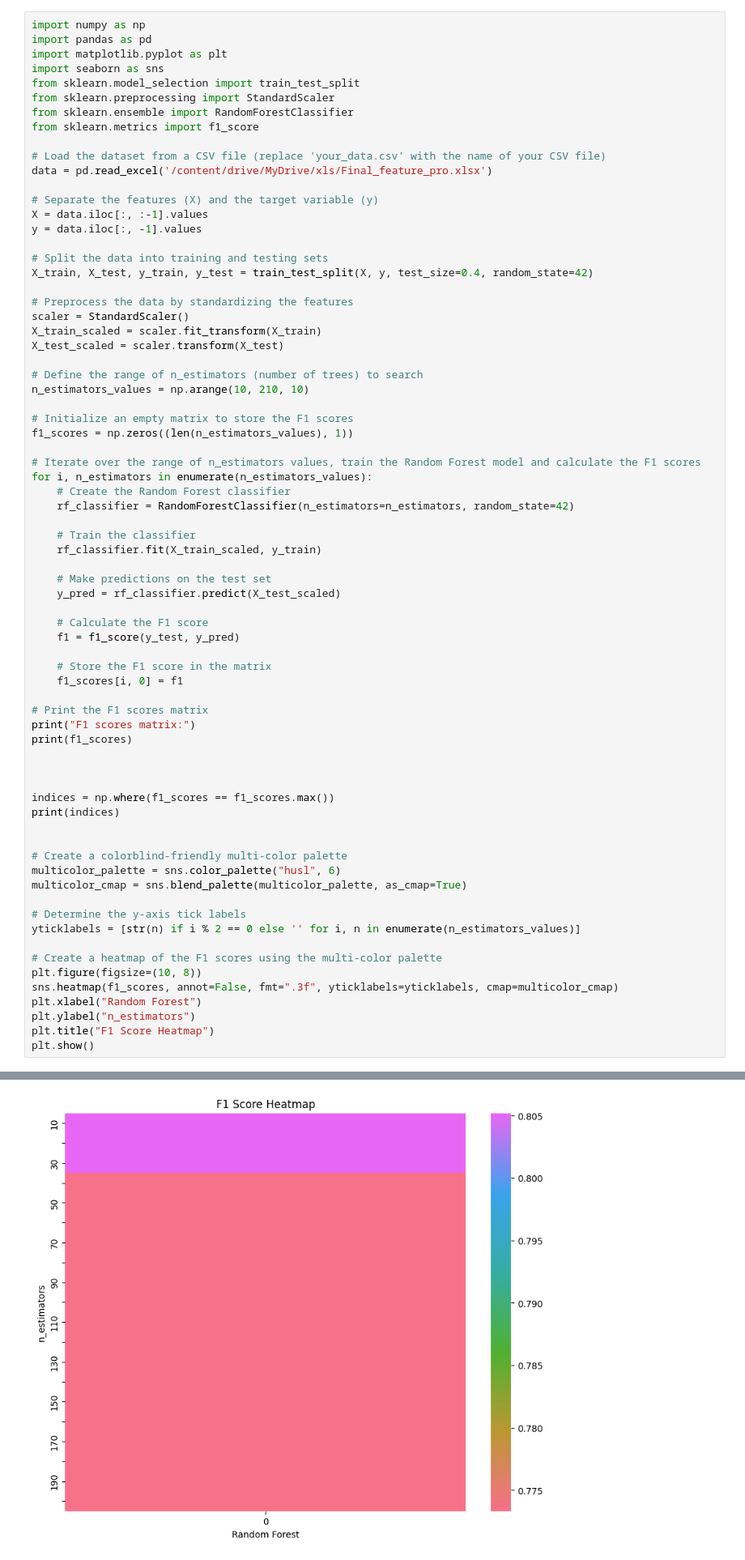
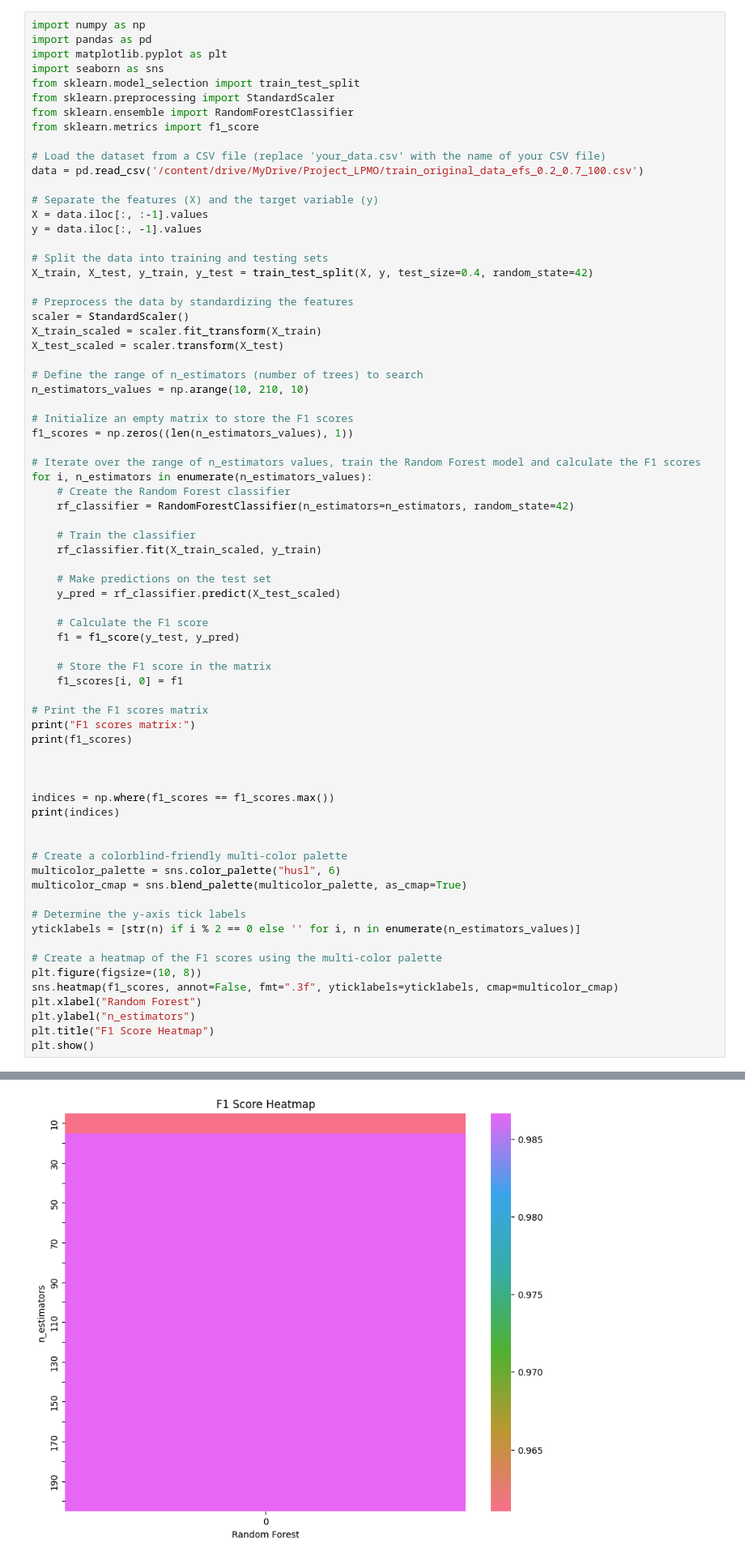
Before and after one commit to oCt-raiN/LPMO_python, a Jupyter notebook: Python_codes_old/SVM_model_itr1.ipynb, the cells around one changed output, grey strips where cells are left out. Shown at 81% size. Saved outputs shown, nothing was run; the diff lists cells and outputs as text.

```diff
--- a/Python_codes_old/SVM_model_itr1.ipynb
+++ b/Python_codes_old/SVM_model_itr1.ipynb
@@ -2085,7 +2094,7 @@ from sklearn.ensemble import RandomForestClassifier
 from sklearn.metrics import f1_score
 
 # Load the dataset from a CSV file (replace 'your_data.csv' with the name of your CSV file)
-data = pd.read_excel('/content/drive/MyDrive/xls/Final_feature_pro.xlsx')
+data = pd.read_csv('/content/drive/MyDrive/Project_LPMO/train_original_data_efs_0.2_0.7_100.csv')
 
 # Separate the features (X) and the target variable (y)
 X = data.iloc[:, :-1].values
@@ -2167 +2176 @@ F1 scores matrix:
-[figure, old version]
+[figure, new version]
```
Also changed, not shown: parts of 9 cells of this notebook.
